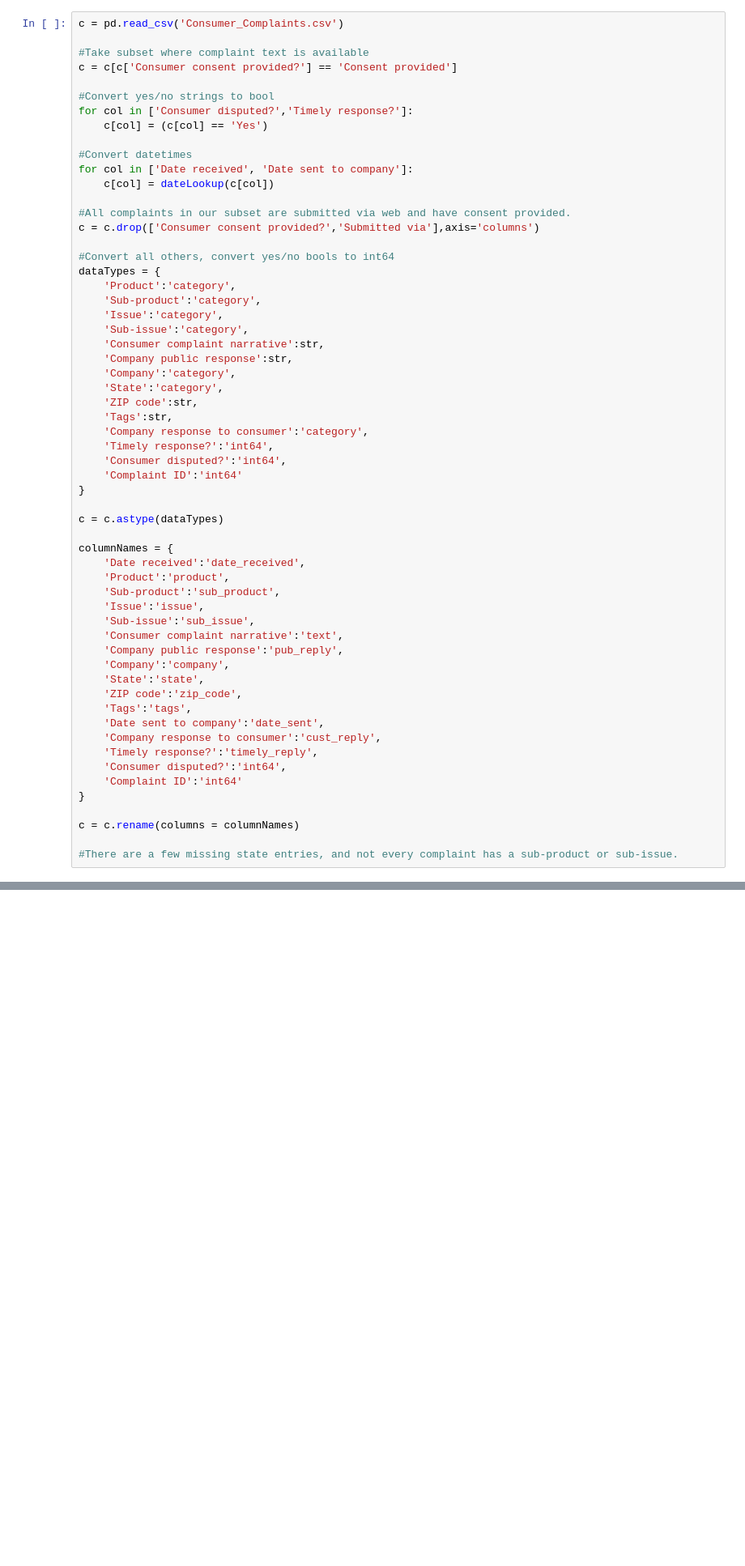
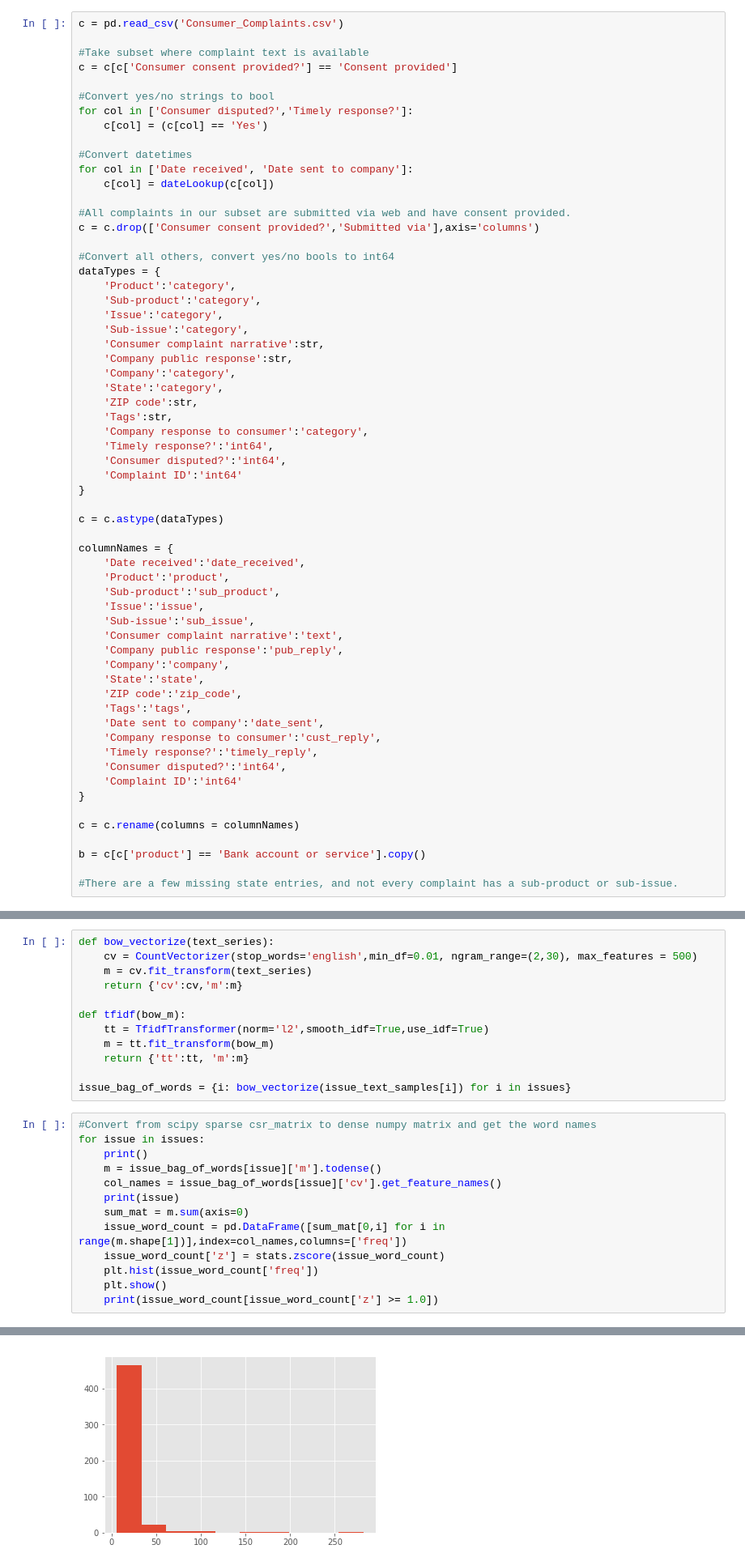
Before and after one commit to swfisher/springboard, a Jupyter notebook: complaints/CFPB Complaints.ipynb, the cells around one changed output, grey strips where cells are left out. Shown at 81% size. Saved outputs shown, nothing was run; the diff lists cells and outputs as text; blank space fills up the shorter version.

```diff
--- a/complaints/CFPB Complaints.ipynb
+++ b/complaints/CFPB Complaints.ipynb
@@ -75,4 +81,6 @@ columnNames = {
 
 c = c.rename(columns = columnNames)
 
+b = c[c['product'] == 'Bank account or service'].copy()
+
 #There are a few missing state entries, and not every complaint has a sub-product or sub-issue.
@@ -78,0 +140,26 @@ c = c.rename(columns = columnNames)
+# %%
+def bow_vectorize(text_series):
+    cv = CountVectorizer(stop_words='english',min_df=0.01, ngram_range=(2,30), max_features = 500)
+    m = cv.fit_transform(text_series)
+    return {'cv':cv,'m':m}
+
+def tfidf(bow_m):
+    tt = TfidfTransformer(norm='l2',smooth_idf=True,use_idf=True)
+    m = tt.fit_transform(bow_m)
+    return {'tt':tt, 'm':m}
+
+issue_bag_of_words = {i: bow_vectorize(issue_text_samples[i]) for i in issues}
+# %%
+#Convert from scipy sparse csr_matrix to dense numpy matrix and get the word names
+for issue in issues:
+    print()
+    m = issue_bag_of_words[issue]['m'].todense()
+    col_names = issue_bag_of_words[issue]['cv'].get_feature_names()
+    print(issue)
+    sum_mat = m.sum(axis=0)
+    issue_word_count = pd.DataFrame([sum_mat[0,i] for i in range(m.shape[1])],index=col_names,columns=['freq'])
+    issue_word_count['z'] = stats.zscore(issue_word_count)
+    plt.hist(issue_word_count['freq'])
+    plt.show()
+    print(issue_word_count[issue_word_count['z'] >= 1.0])
+# %% [output]
@@ -78,0 +167 @@ c = c.rename(columns = columnNames)
+[figure, added]
```
Also changed, not shown: parts of 20 cells of this notebook, 1 other file.
